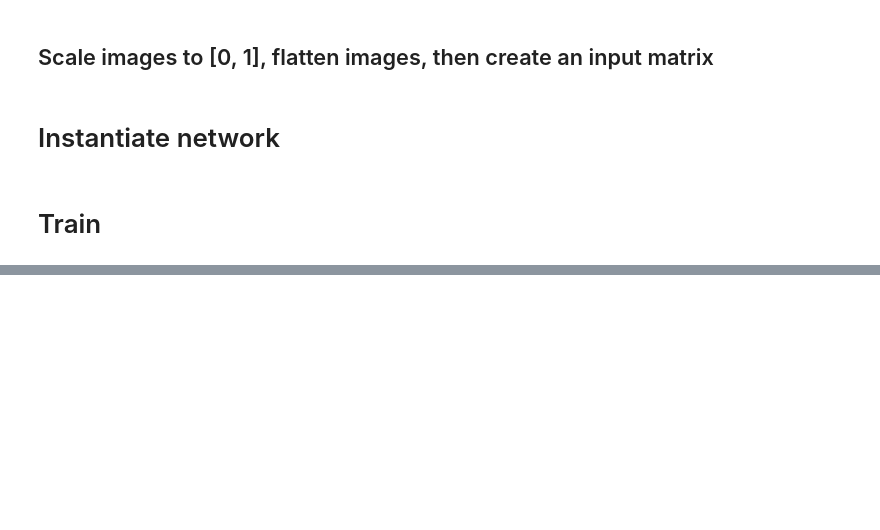
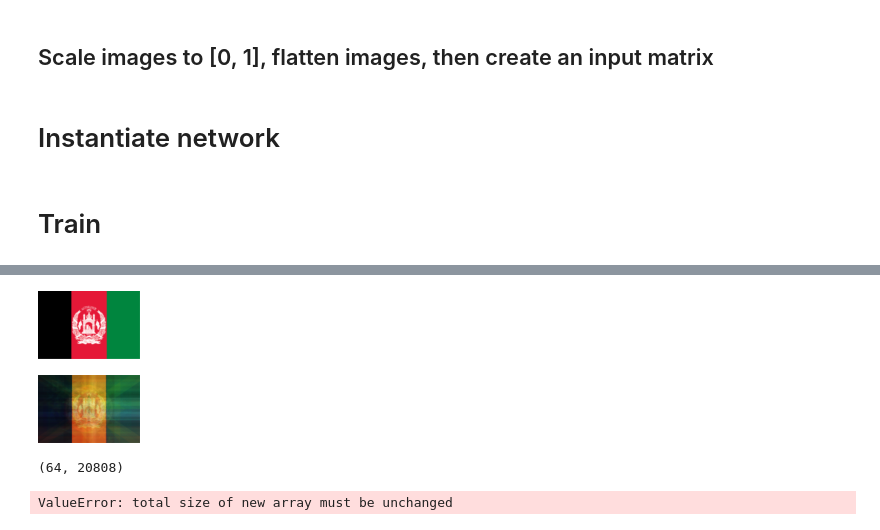
Before and after one commit to cavaunpeu/generate-world-flags, a Jupyter notebook: generate-world-flags.ipynb, the cells around one changed output, grey strips where cells are left out. Saved outputs shown, nothing was run; the diff lists cells and outputs as text; code cells hidden in the pictures; blank space fills up the shorter version.

Commit message:
display predicted images

```diff
--- a/generate-world-flags.ipynb
+++ b/generate-world-flags.ipynb
@@ -80,7 +80,7 @@ LEARNING_RATE = .05
 TRAINING_BATCH_SIZE = 72
 N_EPOCHS = 1000
 RANDOM_STATE = 123
-RHO = .25
+RHO = .05
 BETA = .25
 GAUSSIAN_INITIALIZATER_STANDARD_DEVIATION = 1. / np.sqrt(N_FEATURES)
 # %%
@@ -164,0 +181,2 @@ KeyboardInterrupt:
+# %%
+image_index = 0
@@ -165,2 +185,4 @@ KeyboardInterrupt:
 # %%
-PIL.Image.fromarray(flag_bitmaps[0])
+PIL.Image.fromarray(reshaped_original)
+# %% [output]
+[figure, added]
@@ -169,2 +189,8 @@ training_set[0]
+# %%
+predictions, hidden_layer_activations = network.predict(input_matrix[image_index])
+# %%
+predictions_reshaped = (predictions.reshape(*reduced_max_bounding_box) * 255).astype(np.uint8)
 # %%
-PIL.Image.fromarray(colombia_bitmap)
+PIL.Image.fromarray(predictions_reshaped)
+# %% [output]
+[figure, added]
@@ -171,3 +199,11 @@ PIL.Image.fromarray(colombia_bitmap)
+# %%
+generated_predictions.shape
+# %% [output]
+(64, 20808)
+# %%
+generated_predictions_reshaped = (generated_predictions.reshape(*reduced_max_bounding_box) * 255).astype(np.uint8)
+# %% [output]
+ValueError: total size of new array must be unchanged
 # %%
 predictions, hidden_layer_activations = network.predict(training_set[0])
 # %%
```
Also changed, not shown: parts of 5 cells of this notebook.
